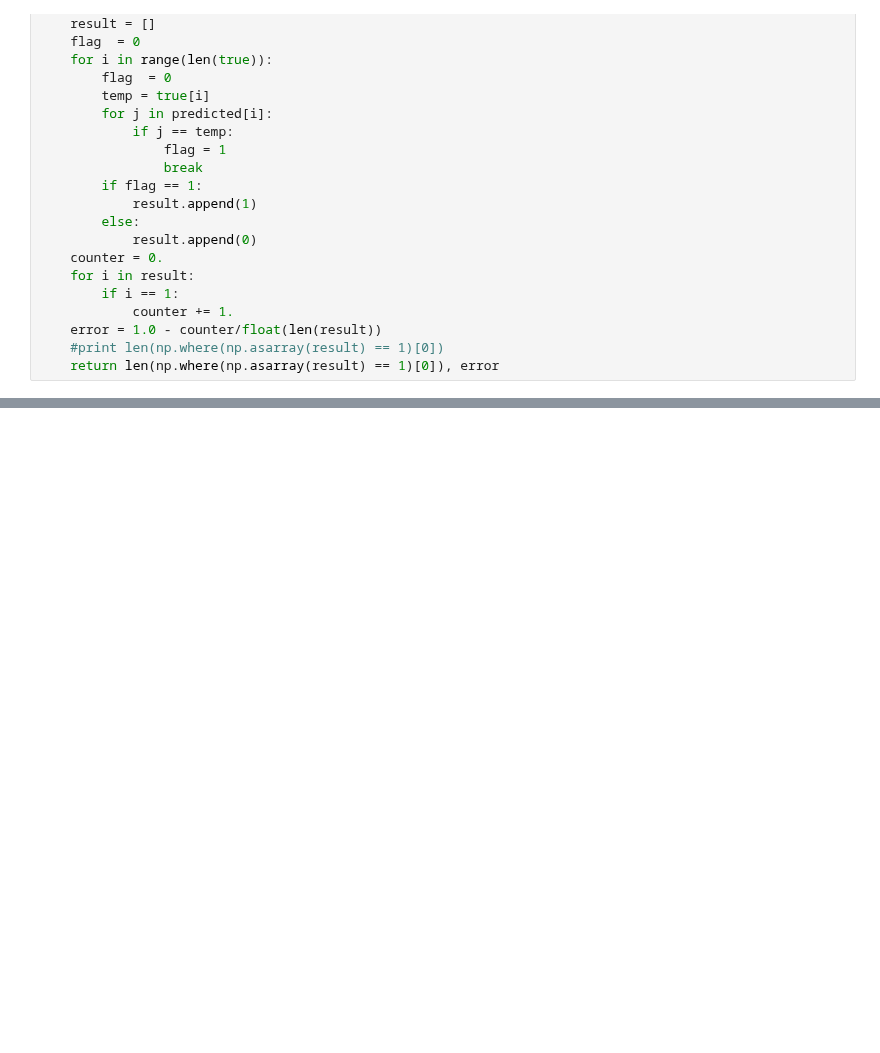
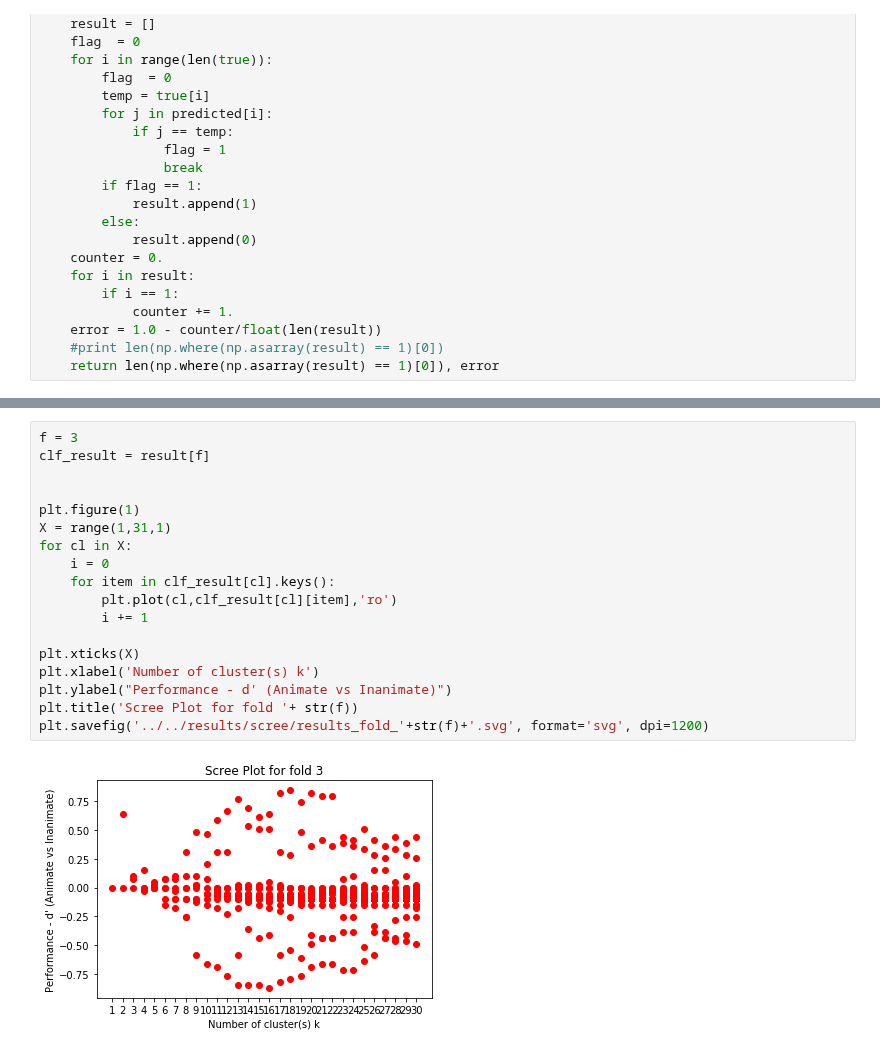
Before and after one commit to SNaGLab/Cognitive-Parcellation, a Jupyter notebook: code/models/alexnet_step_1.ipynb, the cells around one changed output, grey strips where cells are left out. Cells and saved outputs as stored; diff of their text form; blank space fills up the shorter version.

```diff
--- a/code/models/alexnet_step_1.ipynb
+++ b/code/models/alexnet_step_1.ipynb
@@ -505,0 +651,20 @@ plt.savefig('../../results/scree/results_fold_'+str(f)+'.svg', format='svg', dpi
+# %%
+f = 3
+clf_result = result[f]
+
+
+plt.figure(1)
+X = range(1,31,1)
+for cl in X:
+    i = 0
+    for item in clf_result[cl].keys():
+        plt.plot(cl,clf_result[cl][item],'ro')
+        i += 1
+
+plt.xticks(X)
+plt.xlabel('Number of cluster(s) k')
+plt.ylabel("Performance - d' (Animate vs Inanimate)")
+plt.title('Scree Plot for fold '+ str(f))
+plt.savefig('../../results/scree/results_fold_'+str(f)+'.svg', format='svg', dpi=1200)
+# %% [output]
+[figure, added]
```
Also changed, not shown: parts of 7 cells of this notebook, 5 other files.
